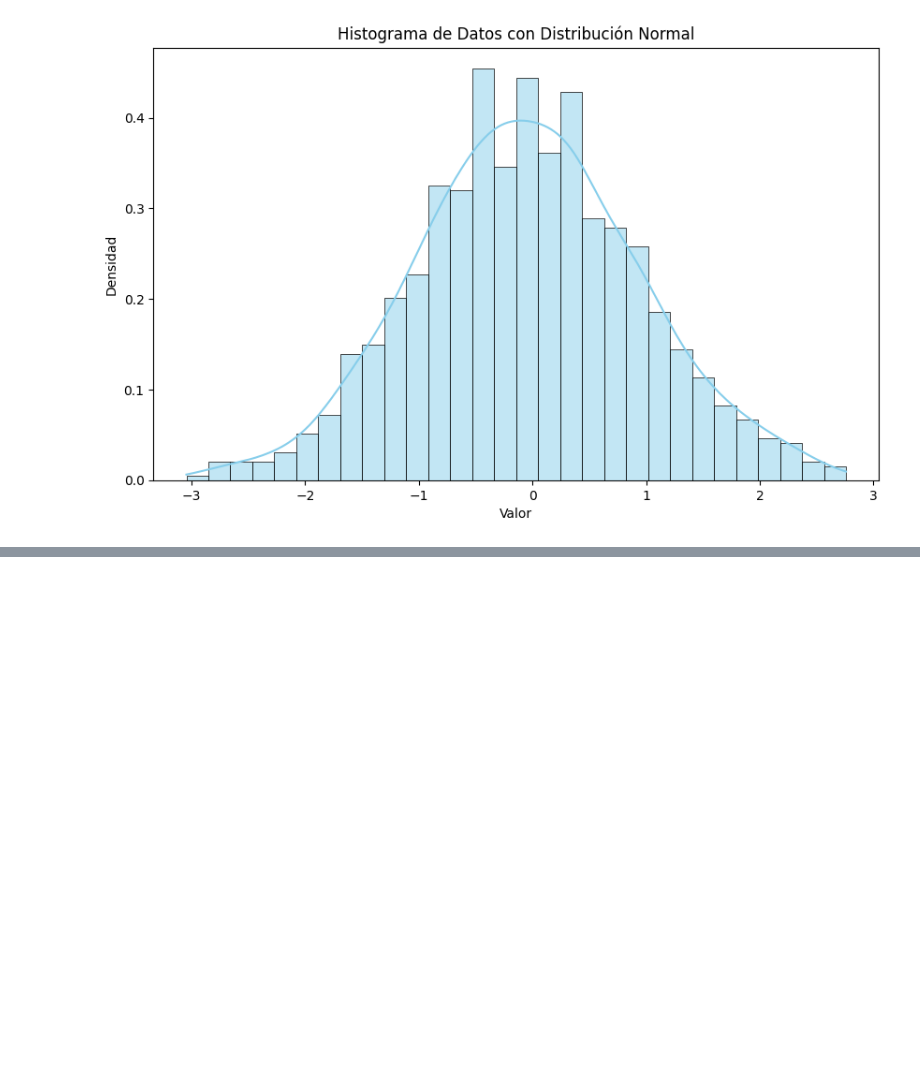
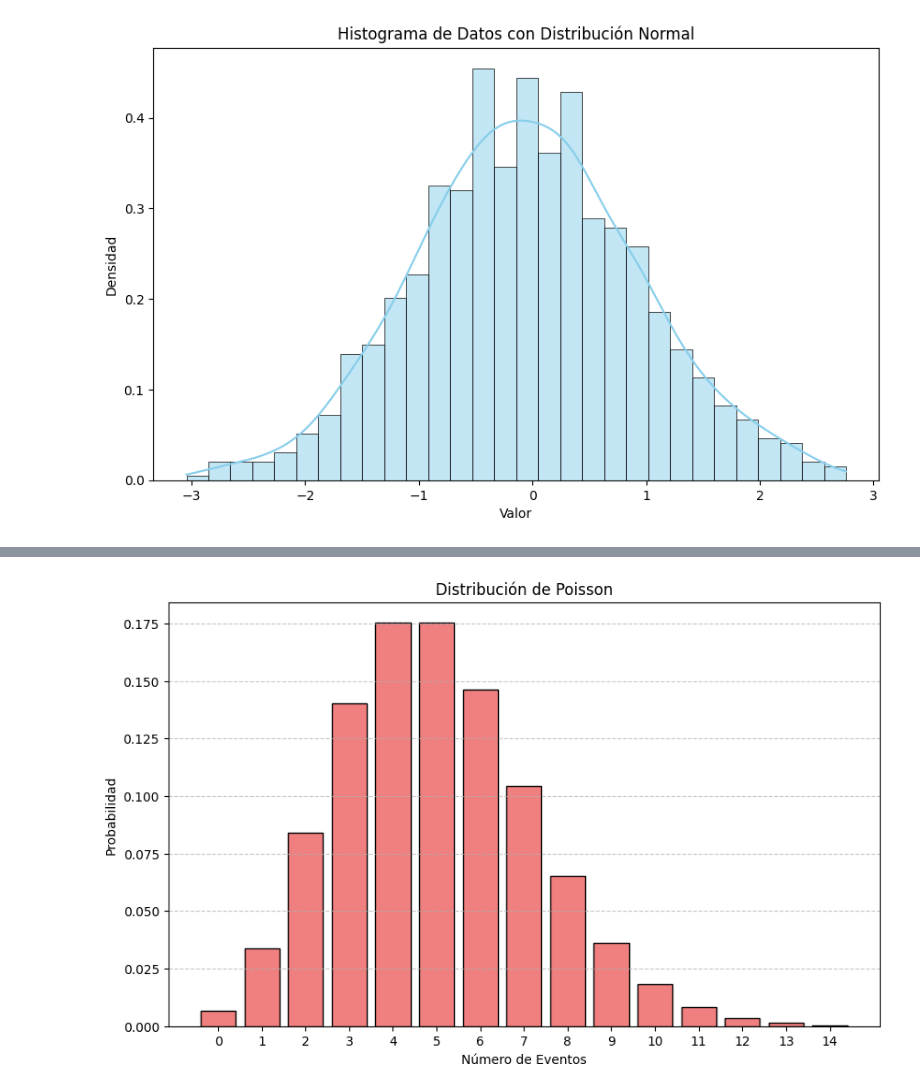
Before and after one commit to Vanessa0ne/phyton, a Jupyter notebook: HISTOGRAMA_CON_PYTHON.ipynb, the cells around one changed output, grey strips where cells are left out. Cells and saved outputs as stored; diff of their text form; code cells hidden in the pictures; blank space fills up the shorter version.

```diff
--- a/HISTOGRAMA_CON_PYTHON.ipynb
+++ b/HISTOGRAMA_CON_PYTHON.ipynb
@@ -479,0 +697,25 @@ plt.show()
+# %%
+import numpy as np
+import matplotlib.pyplot as plt
+from scipy.stats import poisson
+
+# Parámetro de la distribución de Poisson
+lambda_ = 5  # Tasa promedio de eventos
+
+# Valores posibles de eventos (de 0 a un valor máximo)
+x = np.arange(0, 15)
+
+# Función de masa de probabilidad de la distribución de Poisson
+pmf = poisson.pmf(x, lambda_)
+
+# Crear el gráfico
+plt.figure(figsize=(10, 6))
+plt.bar(x, pmf, color='lightcoral', edgecolor='black')
+plt.title('Distribución de Poisson')
+plt.xlabel('Número de Eventos')
+plt.ylabel('Probabilidad')
+plt.xticks(x)
+plt.grid(axis='y', linestyle='--', alpha=0.7)
+plt.show()
+# %% [output]
+[figure, added]
```
Also changed, not shown: parts of 5 cells of this notebook.
